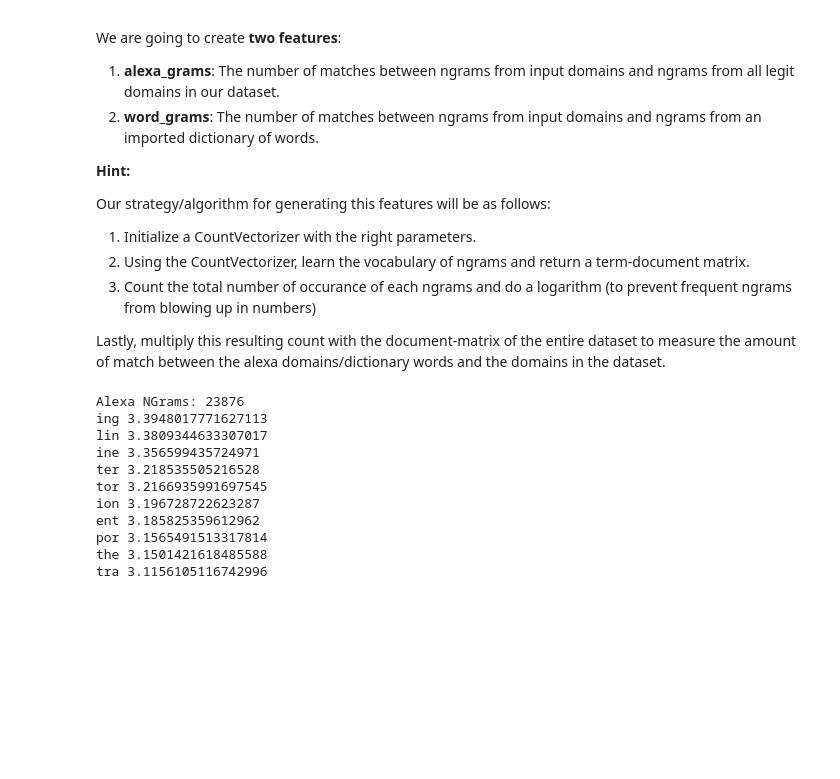
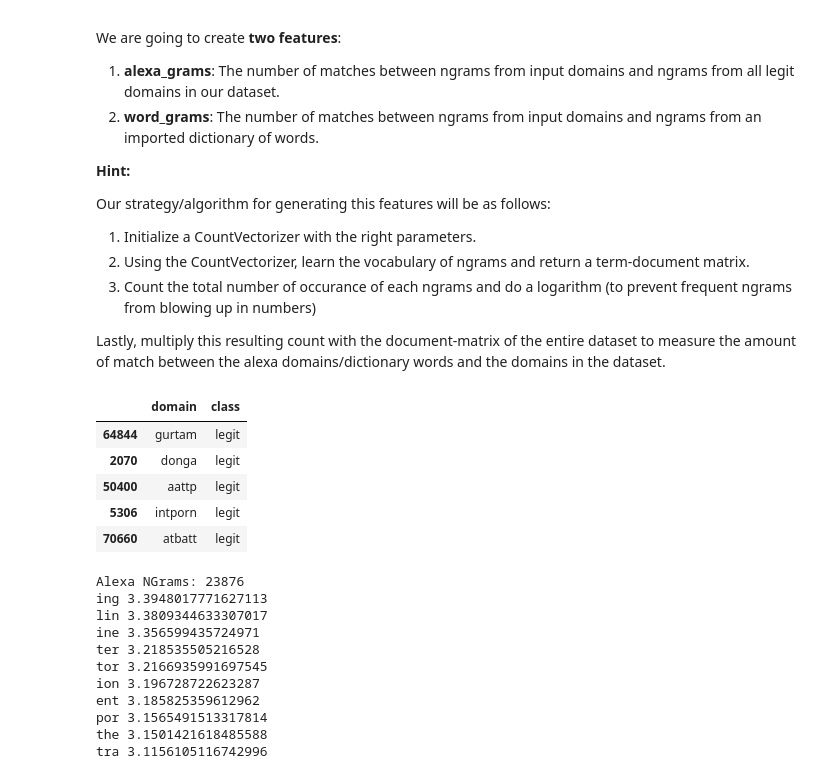
Before and after one commit to jasonng17/Analytics-Course-Student, a Jupyter notebook: assignment2/assignment2.ipynb, the cells around one changed output. Saved outputs shown, nothing was run; the diff lists cells and outputs as text; code cells hidden in the pictures; blank space fills up the shorter version.

```diff
--- a/assignment2/assignment2.ipynb
+++ b/assignment2/assignment2.ipynb
@@ -604,6 +604,15 @@ Our strategy/algorithm for generating this features will be as follows:
 3. Count the total number of occurance of each ngrams and do a logarithm (to prevent frequent ngrams from blowing up in numbers)
 
 Lastly, multiply this resulting count with the document-matrix of the entire dataset to measure the amount of match between the alexa domains/dictionary words and the domains in the dataset.
+# %%
+alexa_dataframe.head()
+# %% [output]
+|  | domain | class |
+| 64844 | gurtam | legit |
+| 2070 | donga | legit |
+| 50400 | aattp | legit |
+| 5306 | intporn | legit |
+| 70660 | atbatt | legit |
 # %%
 from sklearn.feature_extraction.text import CountVectorizer
 
```
Also changed, not shown: parts of 8 cells of this notebook, 2 other files.
